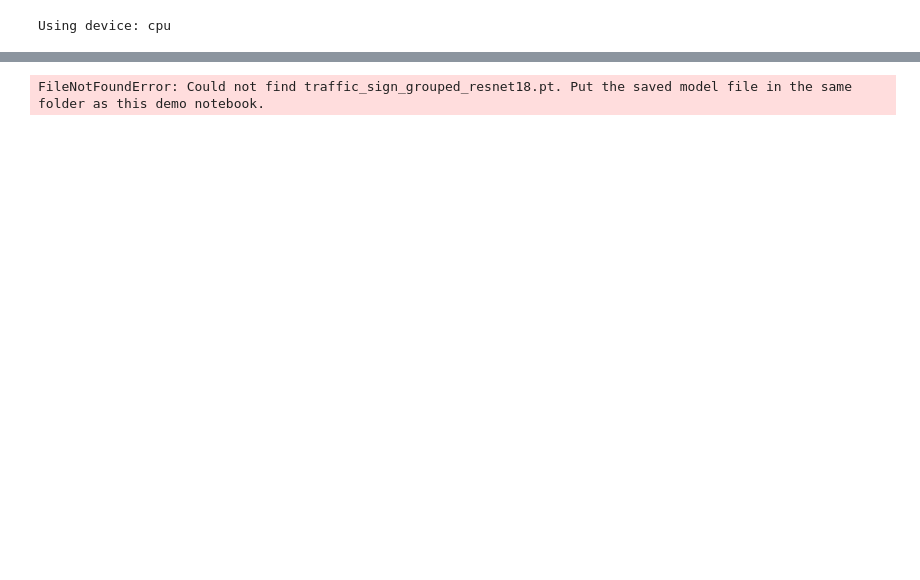
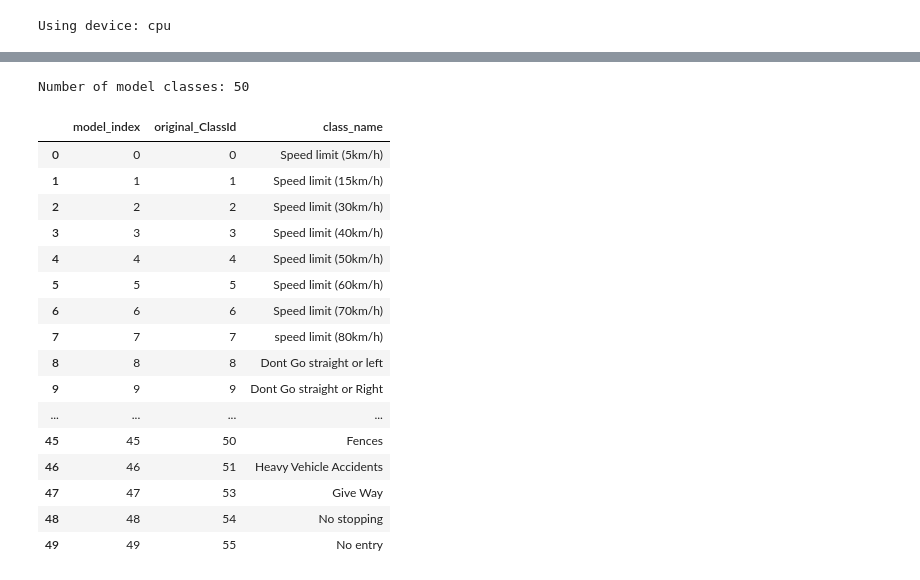
Before and after one commit to toboggann/ProjectT, a Jupyter notebook: demo.ipynb, the cells around one changed output, grey strips where cells are left out. Saved outputs shown, nothing was run; the diff lists cells and outputs as text; code cells hidden in the pictures; blank space fills up the shorter version.

```diff
--- a/demo.ipynb
+++ b/demo.ipynb
@@ -61,46 +38,47 @@ NUM_CLASSES = len(class_names)
 # %%
-MODEL_PATH = Path("traffic_sign_grouped_resnet18.pth") #model for 7 classes
-# MODEL_PATH = Path("traffic_sign_model_58class.pth") #model for 50 classes
+NUM_CLASSES = checkpoint["num_classes"]
 
+class_id_to_idx = checkpoint.get("class_id_to_idx", None)
+idx_to_class_id = checkpoint.get("idx_to_class_id", None)
+idx_to_name = checkpoint.get("idx_to_name", None)
 
-if not MODEL_PATH.exists():
-    raise FileNotFoundError(
-        "Could not find traffic_sign_grouped_resnet18.pt. "
-        "Put the saved model file in the same folder as this demo notebook."
-    )
+if class_id_to_idx is not None:
+    class_id_to_idx = {int(k): int(v) for k, v in class_id_to_idx.items()}
 
-# Load the checkpoint on CPU.
-# weights_only=False helps newer PyTorch versions load a full checkpoint dictionary.
-try:
-    checkpoint = torch.load(MODEL_PATH, map_location=DEVICE, weights_only=False)
-except TypeError:
-    checkpoint = torch.load(MODEL_PATH, map_location=DEVICE)
+if idx_to_class_id is not None:
+    idx_to_class_id = {int(k): int(v) for k, v in idx_to_class_id.items()}
 
-NUM_CLASSES = checkpoint.get("num_classes", NUM_CLASSES)
-class_names = checkpoint.get("class_names", class_names)
+if idx_to_name is not None:
+    idx_to_name = {int(k): str(v) for k, v in idx_to_name.items()}
+else:
+    idx_to_name = {i: f"Class {i}" for i in range(NUM_CLASSES)}
 
-# Sometimes dictionary keys can load as strings, so convert them back to integers.
-class_names = {int(k): v for k, v in class_names.items()}
+print("Number of model classes:", NUM_CLASSES)
 
-IMG_SIZE = checkpoint.get("img_size", 224)
-imagenet_mean = checkpoint.get("imagenet_mean", [0.485, 0.456, 0.406])
-imagenet_std = checkpoint.get("imagenet_std", [0.229, 0.224, 0.225])
+mapping_df = pd.DataFrame({
+    "model_index": list(range(NUM_CLASSES)),
+    "original_ClassId": [idx_to_class_id.get(i, i) if idx_to_class_id else i for i in range(NUM_CLASSES)],
+    "class_name": [idx_to_name.get(i, f"Class {i}") for i in range(NUM_CLASSES)]
+})
 
-# Rebuild the same ResNet18 structure used during training.
-model = models.resnet18(weights=None)
-in_features = model.fc.in_features
-model.fc = nn.Sequential(
-    nn.Dropout(0.30),
-    nn.Linear(in_features, NUM_CLASSES)
-)
-
-model.load_state_dict(checkpoint["model_state_dict"])
-model = model.to(DEVICE)
-model.eval()
-
-# print("Loaded model successfully.")
-# print("Number of classes:", NUM_CLASSES)
-# print("Classes:", class_names)
+mapping_df
 # %% [output]
-FileNotFoundError: Could not find traffic_sign_grouped_resnet18.pt. Put the saved model file in the same folder as this demo notebook.
+Number of model classes: 50
+|  | model_index | original_ClassId | class_name |
+| 0 | 0 | 0 | Speed limit (5km/h) |
+| 1 | 1 | 1 | Speed limit (15km/h) |
+| 2 | 2 | 2 | Speed limit (30km/h) |
+| 3 | 3 | 3 | Speed limit (40km/h) |
+| 4 | 4 | 4 | Speed limit (50km/h) |
+| 5 | 5 | 5 | Speed limit (60km/h) |
+| 6 | 6 | 6 | Speed limit (70km/h) |
+| 7 | 7 | 7 | speed limit (80km/h) |
+| 8 | 8 | 8 | Dont Go straight or left |
+| 9 | 9 | 9 | Dont Go straight or Right |
+| ... | ... | ... | ... |
+| 45 | 45 | 50 | Fences |
+| 46 | 46 | 51 | Heavy Vehicle Accidents |
+| 47 | 47 | 53 | Give Way |
+| 48 | 48 | 54 | No stopping |
+| 49 | 49 | 55 | No entry |
 # %%
```
Also changed, not shown: parts of 11 cells of this notebook, 12 other files.
